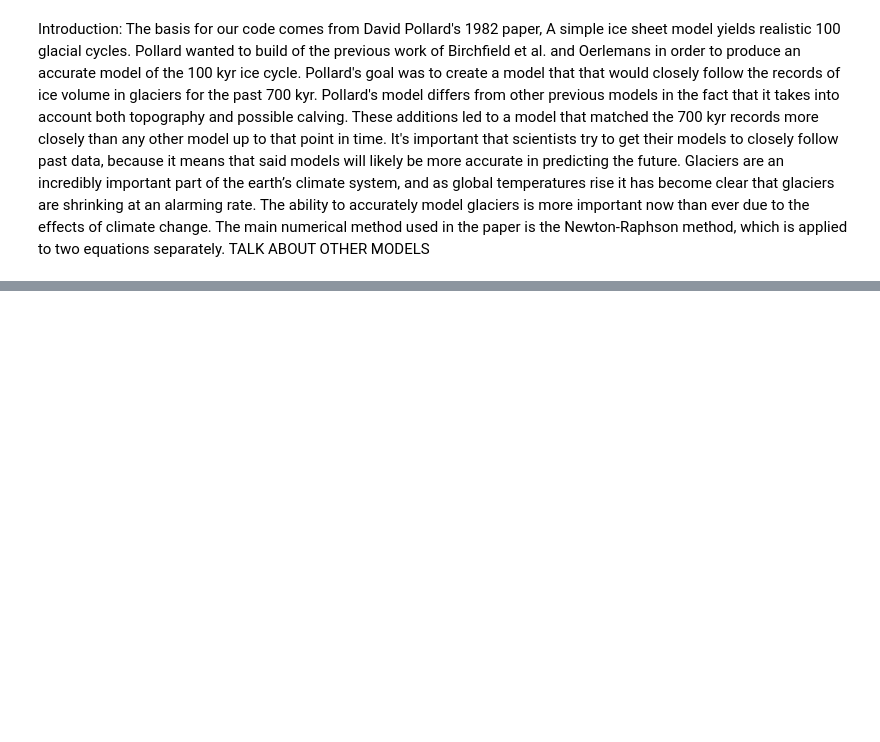
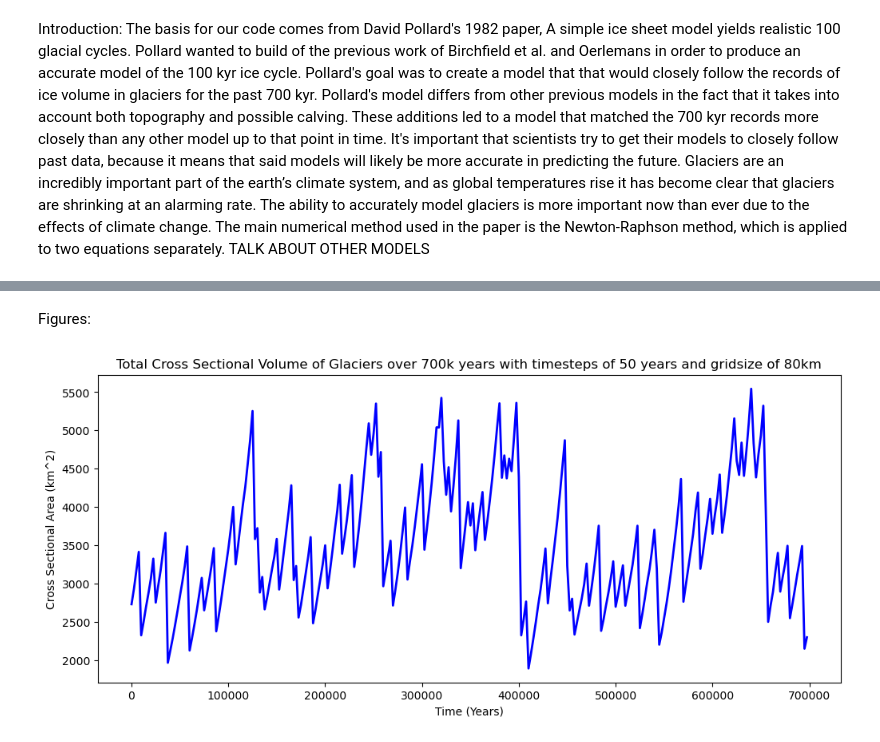
Before and after one commit to scottrivenbark13/ESM-Final-Project, a Jupyter notebook: Rough_Version_Glacier_Scott_and_Justin.ipynb, the cells around one changed output, grey strips where cells are left out. Drawn from its saved outputs; the diff is of its cells as text; code cells hidden in the pictures; blank space fills up the shorter version.

Commit message:
Pretty much done, still need to add the references, talk about them, and add a little more to the background

```diff
--- a/Rough_Version_Glacier_Scott_and_Justin.ipynb
+++ b/Rough_Version_Glacier_Scott_and_Justin.ipynb
@@ -81,5 +93,5 @@ v = initialize(80, 50) # Test values from paper, 80 points and 50 year timesteps
 # %%
-def bedrockM (size): #Creating the matricies that will be used to solve equation 3, DOES NOT NEED TO BE CALLED MORE THAN ONCE
+def bedrockM (size, v): #Creating the matricies that will be used to solve equation 3, DOES NOT NEED TO BE CALLED MORE THAN ONCE
     arr_size = size
     cD = v['v'] * v['dt'] / v['dx_m'] ** 2
     ML_Data = np.array([[-0.5*cD]*arr_size,[1+cD]*arr_size,[-0.5*cD]*arr_size])
@@ -124,6 +141,6 @@ def massBal(h, h_prime, timestep):
     return G
 # %%
-def iceDensity(h, h_prime):
+def iceDensity(h, h_prime, v):
     noZeroMath = 1e-10 # prevents h and the gradient from being zero, cause that would cause a lot of problems
     dx = v['dx_m']
     n = len(h)
@@ -172,7 +189,7 @@ def iceDensity(h, h_prime):
 
     # had to look this up, idk how it works to be honest need to figure that out
     lower_MR = -lower
-    mid_MR = 2 - mid
+    mid_MR = 1 - (mid - 1)
     upper_MR = -upper
 
 
@@ -183,7 +200,7 @@ def iceDensity(h, h_prime):
 
     upper_MR_full = np.zeros(n)
     upper_MR_full[:-1] = upper_MR
-    MR_data = [lower_MR, mid_MR, upper_MR]
+    MR_data = np.vstack([lower_MR_full, mid_MR_full, upper_MR_full])
     MRdiag = np.array([-1,0,1])
     MR = sp.sparse.diags(MR_data, MRdiag, shape=(n,n)).toarray()
 
@@ -192,21 +209,25 @@ def iceDensity(h, h_prime):
 
     return ML, MR
 # %%
-def solveIceEquation(h, h_prime, time):
-    ML_Ice, MR_Ice = iceDensity(h, h_prime) # fix this function
-    G = massBal(h, h_prime, time) # change timestep if needed idk if this is right
+def solveIceEquation(h, h_prime, v, time):
+    ML_Ice, MR_Ice = iceDensity(h, h_prime, v) # fix this function
+    G = massBal(h, h_prime, time, v) # change timestep if needed idk if this is right
     RHS = MR_Ice @ h + v['dt'] * G
     # need to apply boundary conditions
     RHS[0] = 0
+    RHS[-1] = RHS[-2]
     h_updated = np.linalg.inv(ML_Ice) @ RHS  # this math might be wrong, check later
+    h_updated = np.maximum(h_updated, 0.0)  # Ice can't be negative
     return h_updated
 # %%
-def solveBedrock(h, h_prime):
-    ML_Bedrock, MR_Bedrock = bedrockM(v['n'])
+
+def solveBedrock(h, h_prime, v):
+    ML_Bedrock, MR_Bedrock = bedrockM(v['n'], v)
     temp_var = h_prime - v['h_prime0'] + v['r'] * h # makes matrix math easier than it would be otherwise
     temp_var[0] = 0
     temp_var[-1] = 0
-    temp_new = np.linalg.inv(ML_Bedrock) @ MR_Bedrock @ temp_var
+    temp_new = (np.linalg.inv(ML_Bedrock) @ MR_Bedrock @ temp_var)
+    temp_new /= v['nu']
     # do we need to apply boundary conditions here? maybe later
     final_hPrime = temp_new + v['h_prime0'] - v['r'] * h
     final_hPrime[0] = v['h_prime0'][0]
@@ -265,0 +313,17 @@ The code still isn't completely functional so we don't have any results to discu
+# %% [markdown]
+Figures:
+# %%
+# Showing ice cross seaction area with timesteps of 50 years and gridsize of 80 km
+v1 = initialize(80, 50) # Test values from paper, 80 points and 50 year timesteps
+result1 = MainLoop(v1, 700000, 50)
+all_time1 = result1['time']
+saves1 = result1['save']
+areas1 = result1['area']
+plt.figure(figsize=(12, 5))
+plt.xlabel('Time (Years)')
+plt.ylabel('Cross Sectional Area (km^2)')
+plt.title('Total Cross Sectional Volume of Glaciers over 700k years with timesteps of 50 years and gridsize of 80km')
+plt.plot(all_time1[:saves1], areas1[:saves1], 'b-', linewidth=2)
+plt.show()
+# %% [output]
+[figure, added]
```
Also changed, not shown: parts of 11 cells of this notebook.
